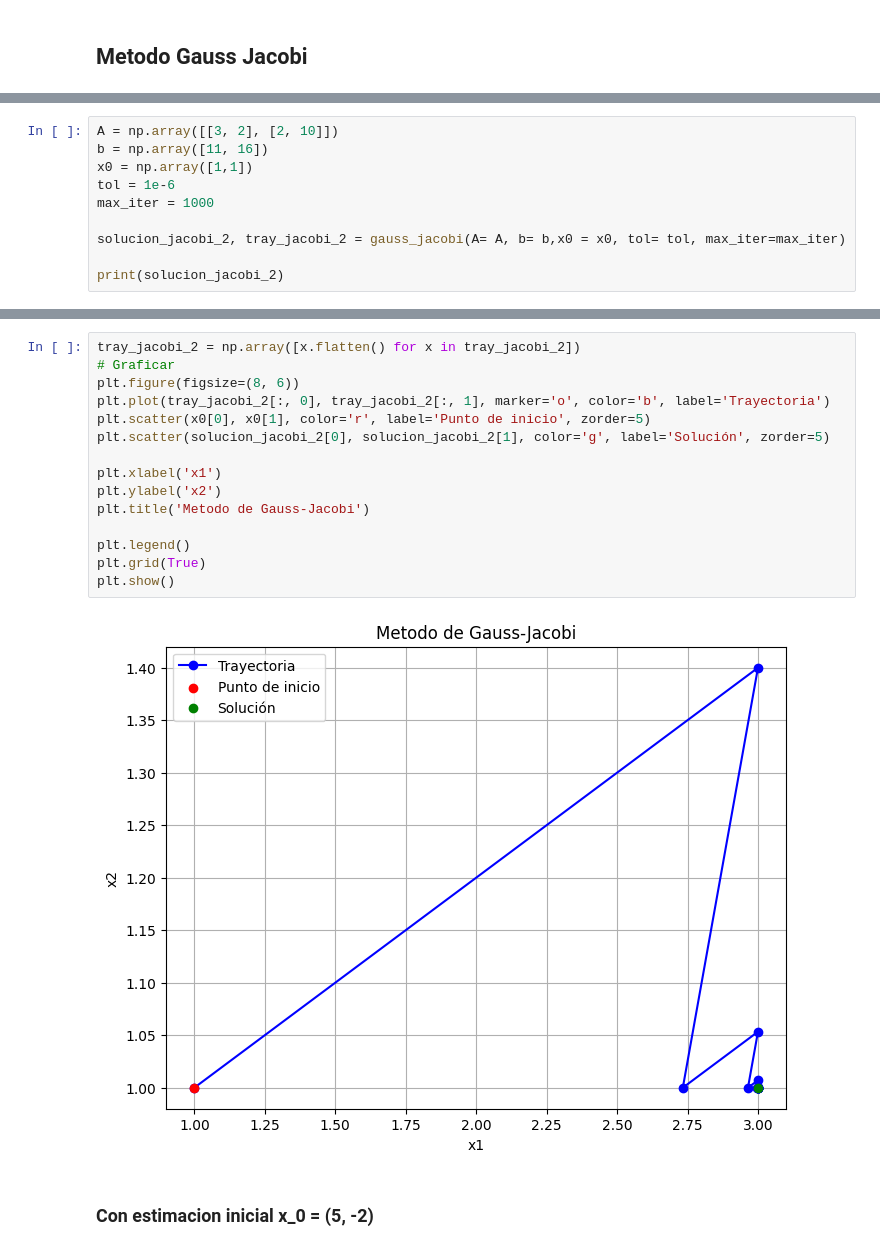
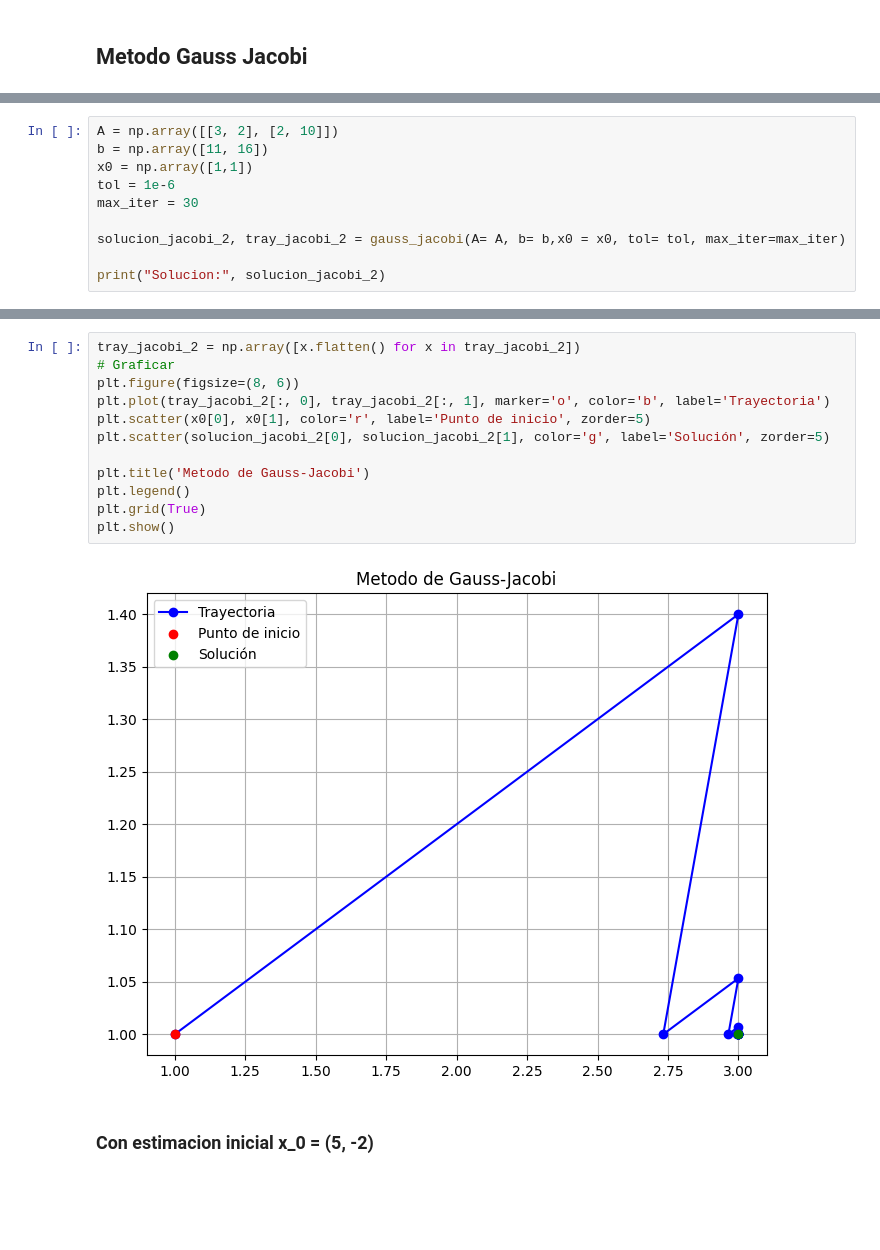
Before and after one commit to alexis-bautista/Talller-Gauss-Jacobi-Seidel-MN, a Jupyter notebook: template iterative.ipynb, the cells around one changed output, grey strips where cells are left out. Drawn from its saved outputs; the diff is of its cells as text; blank space fills up the shorter version.

```diff
--- a/template iterative.ipynb
+++ b/template iterative.ipynb
@@ -84,9 +72,9 @@ A = np.array([[3, 2], [2, 10]])
 b = np.array([11, 16])
 x0 = np.array([1,1])
 tol = 1e-6
-max_iter = 1000
+max_iter = 30
 
 solucion_jacobi_2, tray_jacobi_2 = gauss_jacobi(A= A, b= b,x0 = x0, tol= tol, max_iter=max_iter)
 
-print(solucion_jacobi_2)
+print("Solucion:", solucion_jacobi_2)
 # %% [output]
@@ -111,20 +99,17 @@ print(solucion_jacobi_2)
 # %%
 tray_jacobi_2 = np.array([x.flatten() for x in tray_jacobi_2])
 # Graficar
 plt.figure(figsize=(8, 6))
 plt.plot(tray_jacobi_2[:, 0], tray_jacobi_2[:, 1], marker='o', color='b', label='Trayectoria')
 plt.scatter(x0[0], x0[1], color='r', label='Punto de inicio', zorder=5)
 plt.scatter(solucion_jacobi_2[0], solucion_jacobi_2[1], color='g', label='Solución', zorder=5)
 
-plt.xlabel('x1')
-plt.ylabel('x2')
 plt.title('Metodo de Gauss-Jacobi')
-
 plt.legend()
 plt.grid(True)
 plt.show()
 # %% [output]
-[figure, old version]
+[figure, new version]
 # %% [markdown]
 ### Con estimacion inicial x_0 = (5, -2)
 # %%
```
Also changed, not shown: parts of 20 cells of this notebook, 1 other file.
